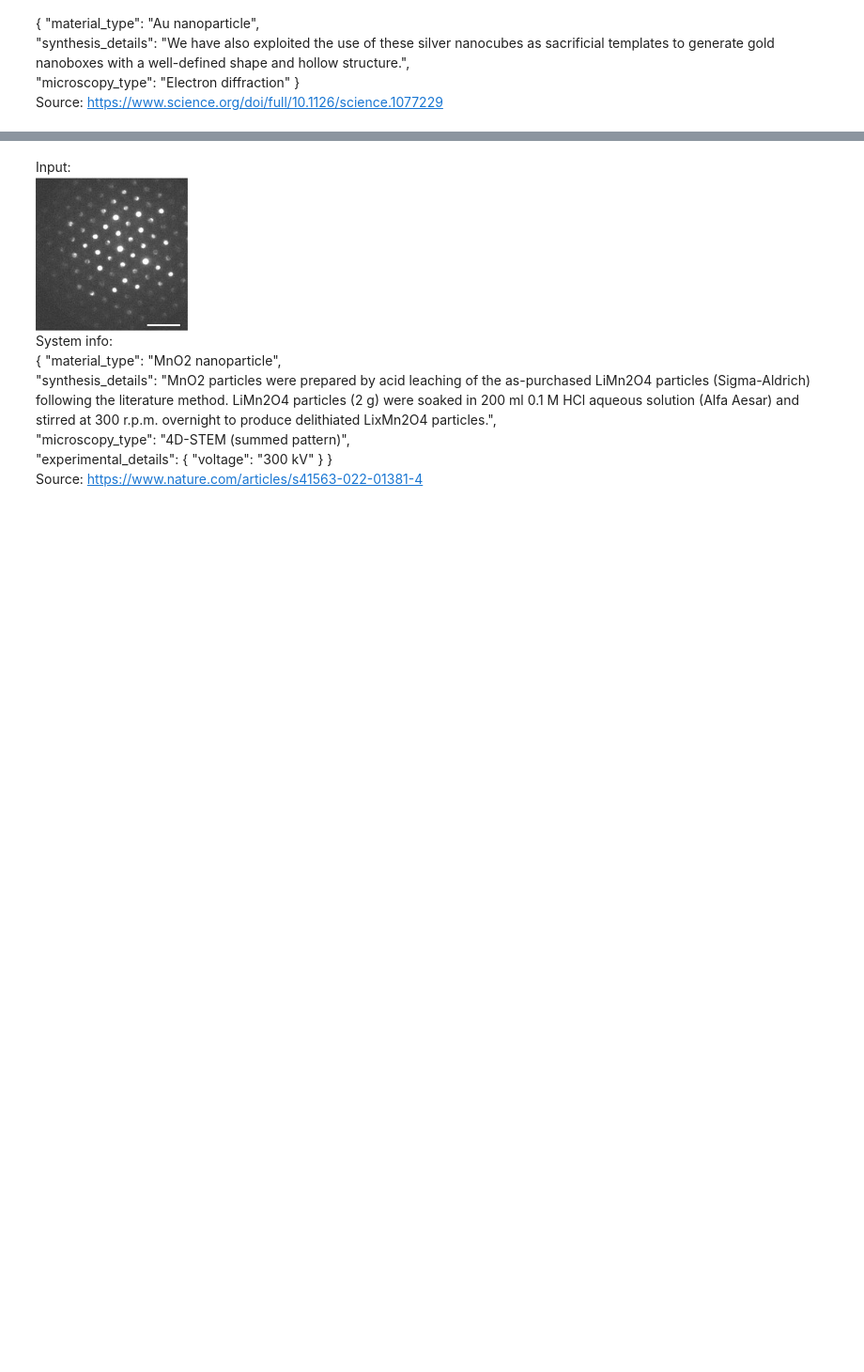
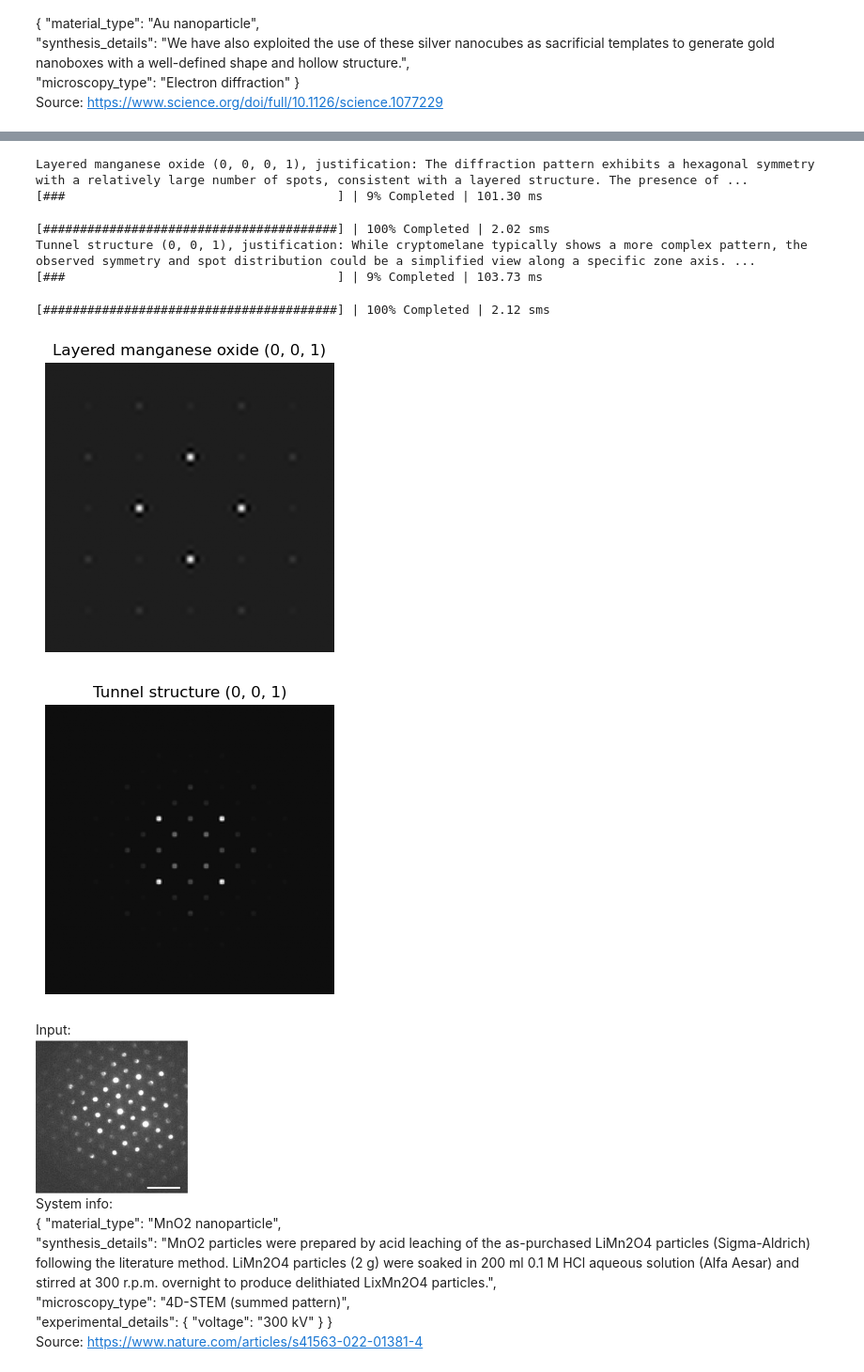
Before and after one commit to lanceyao-research/SciLinkLLM, a Jupyter notebook: ED_example.ipynb, the cells around one changed output, grey strips where cells are left out. Shown: that part at 94% size. Cells and saved outputs as stored; diff of their text form; code cells hidden in the pictures; blank space fills up the shorter version.

```diff
--- a/ED_example.ipynb
+++ b/ED_example.ipynb
@@ -95,3 +208,27 @@ Gemma3 output:
+# %%
+for json_i in result_json:
+    crystal = json_i['crystal_geometry']
+    zone_axis = crystal['zone_axis']
+    zone_axis = tuple(int(ch) for ch in zone_axis.strip("[]"))
+    phases = json_i['possible_phases']
+    for phase in phases:
+        cif_string = phase['cif_description']
+        print(phase["structure_type"] + ' ' + str(zone_axis) + ', justification: '+ phase['justification'])
+        zone_axis = convert_miller_direction(zone_axis)
+        I = calc_diffration_pattern(cif_string, zone_axis)
+        f,ax = plt.subplots(figsize = (4,4))
+        ax.imshow(I,cmap = 'gray')
+        ax.set_axis_off()
+        ax.set_title(phase["structure_type"] + ' ' + str(zone_axis))
+# %% [output]
+Layered manganese oxide (0, 0, 0, 1), justification: The diffraction pattern exhibits a hexagonal symmetry with a relatively large number of spots, consistent with a layered structure. The presence of ...
+[###                                     ] | 9% Completed | 101.30 ms
+[########################################] | 100% Completed | 2.02 sms
+Tunnel structure (0, 0, 1), justification: While cryptomelane typically shows a more complex pattern, the observed symmetry and spot distribution could be a simplified view along a specific zone axis. ...
+[###                                     ] | 9% Completed | 103.73 ms
+[########################################] | 100% Completed | 2.12 sms
+[figure, added]
+[figure, added]
 # %% [markdown]
 Input:
 ![LiMn2O4.png](attachment:3477f9dc-8563-496a-a292-582e8eaa5adc.png)
```
Also changed, not shown: parts of 10 cells of this notebook.
